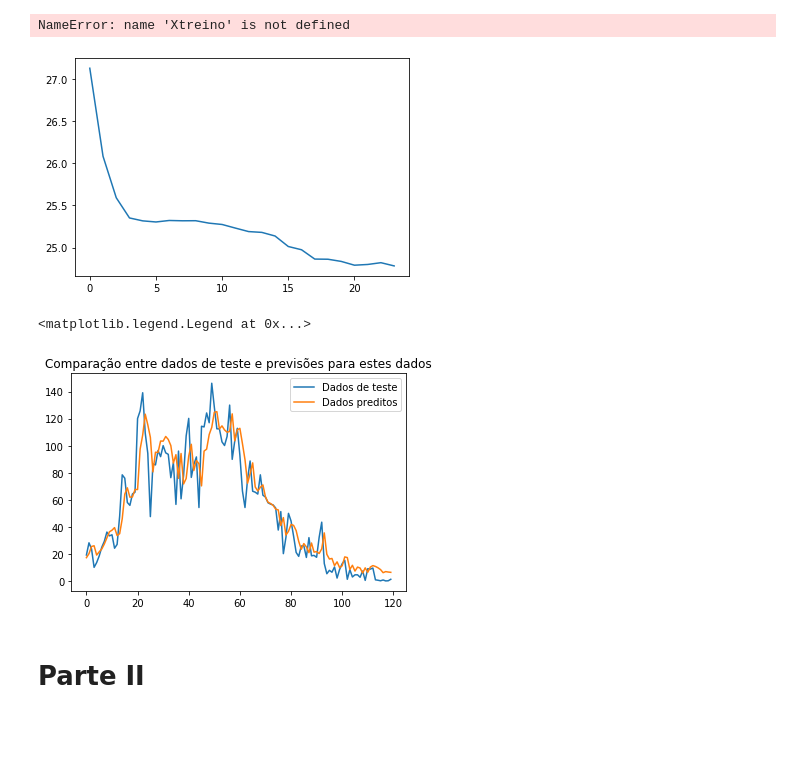
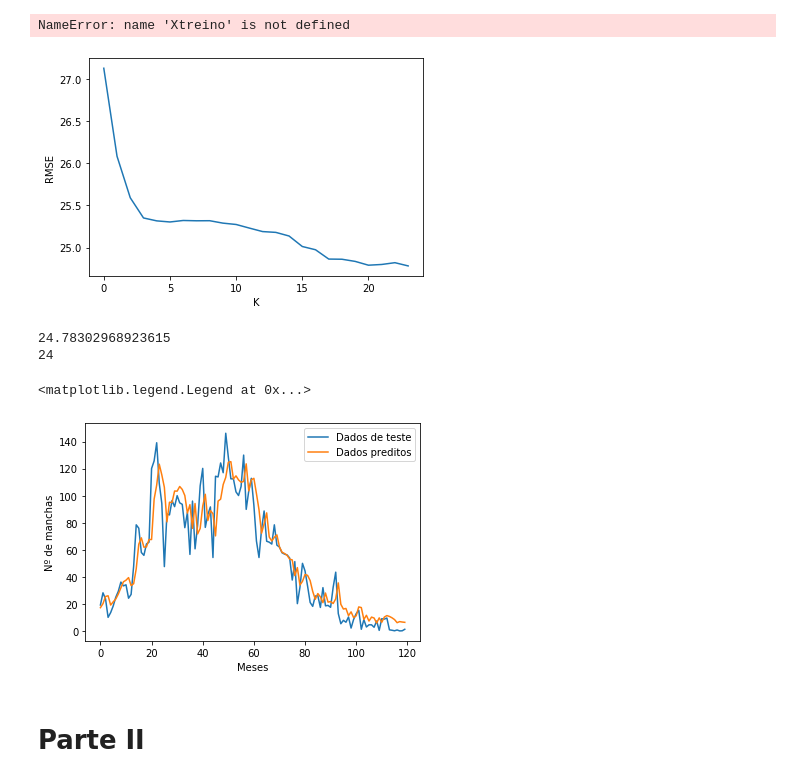
Before and after one commit to marinacer/EFC1, a Jupyter notebook: EFC1.ipynb, the cells around one changed output. Drawn from its saved outputs; the diff is of its cells as text; code cells hidden in the pictures; blank space fills up the shorter version.

```diff
--- a/EFC1.ipynb
+++ b/EFC1.ipynb
@@ -100,24 +102,32 @@ for j in range(K,0,-1):
     #print(rmse_acc, rmse_vec[K-k])
 
 plt.plot(rmse_vec)
-
+plt.xlabel('K')
+plt.ylabel('RMSE')
+plt.show()
 best_k = rmse_vec.argmin() + 1
+print(min(rmse_vec))
+print(best_k)
 # %% [output]
-[figure, old version]
+[figure, new version]
+24.78302968923615
+24
 # %%
 Xtrain_final = Xtrain[:,-best_k:]
 Xtest_final = Xtest[:,-best_k:]
 reg_final = LinearRegression(fit_intercept=True).fit(Xtrain_final, ytrain)
 ypred_test = reg_final.predict(Xtest_final)
 rmse_final = rmse(ytest, ypred_test)
 rmse_final
 plt.plot(ytest,label = 'Dados de teste')
 plt.plot(ypred_test,label = 'Dados preditos')
-plt.title("Comparação entre dados de teste e previsões para estes dados")
+plt.xlabel('Meses')
+plt.ylabel('Nº de manchas')
+#plt.title("Comparação entre dados de teste e previsões para estes dados")
 plt.legend()
 # %% [output]
 <matplotlib.legend.Legend at 0x...>
-[figure, old version]
+[figure, new version]
 # %% [markdown]
 # Parte II
 # %%
```
Also changed, not shown: parts of 8 cells of this notebook.
